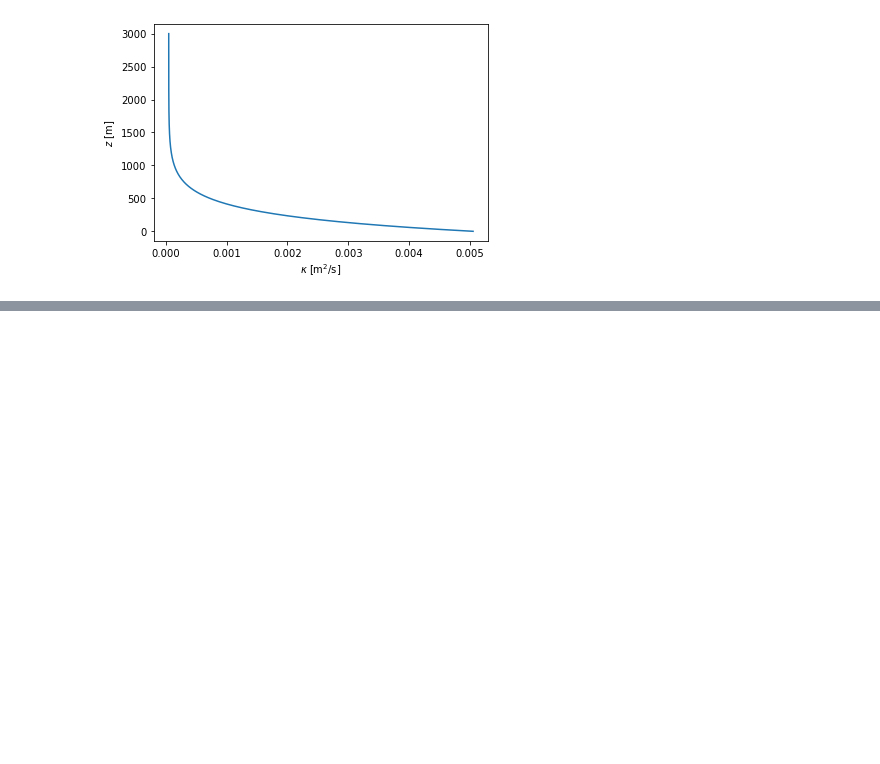
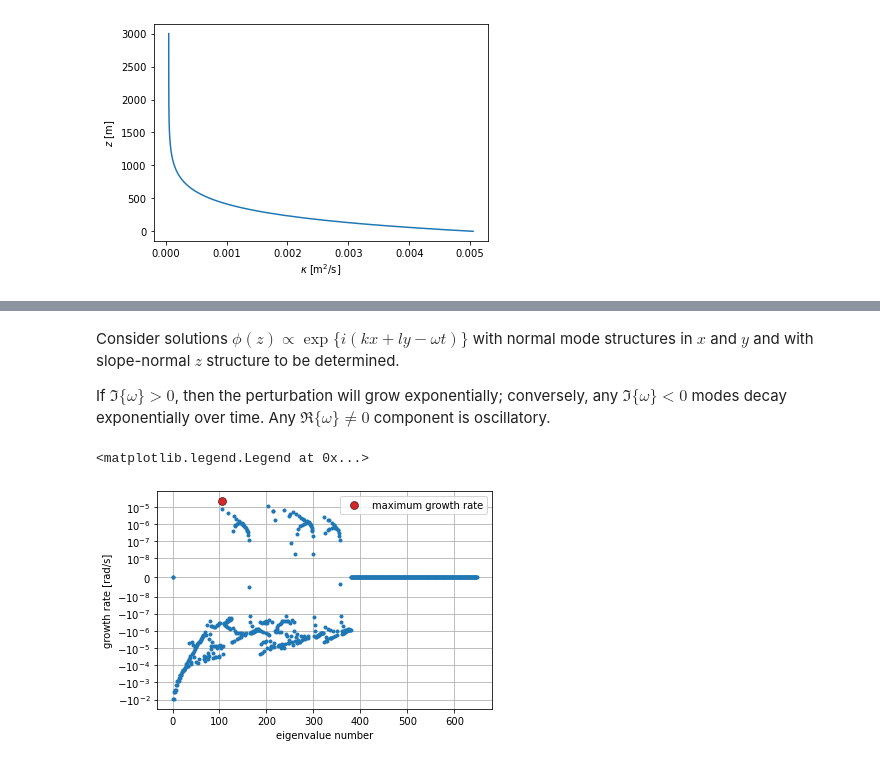
Before and after one commit to hdrake/bmli-linear, a Jupyter notebook: bml-1d-LBVP-dedalus.ipynb, the cells around one changed output, grey strips where cells are left out. Saved outputs shown, nothing was run; the diff lists cells and outputs as text; code cells hidden in the pictures; blank space fills up the shorter version.

```diff
--- a/bml-1d-LBVP-dedalus.ipynb
+++ b/bml-1d-LBVP-dedalus.ipynb
@@ -292,0 +196,19 @@ plt.show()
+# %% [markdown]
+Consider solutions $\phi(z) \propto \exp\{i(kx + ly - \omega t)\}$ with normal mode structures in $x$ and $y$ and with slope-normal $z$ structure to be determined.
+
+If $\Im \{ \omega \}>0$, then the perturbation will grow exponentially; conversely, any $\Im \{ \omega \}<0$ modes decay exponentially over time. Any $\Re\{ \omega \} \neq 0$ component is oscillatory.
+# %%
+plt.plot(omega.imag, ".")
+plt.yscale("symlog", linthresh=1e-8)
+plt.plot(range(omega.size)[idx[-1]], omega.imag[idx[-1]],
+         "C3o", markersize=8, label="maximum growth rate",
+         markeredgecolor="k", markeredgewidth=0.5
+)
+plt.grid(True)
+plt.grid(True, which="minor", alpha=0.2)
+plt.xlabel("eigenvalue number")
+plt.ylabel("growth rate [rad/s]")
+plt.legend()
+# %% [output]
+<matplotlib.legend.Legend at 0x...>
+[figure, added]
```
Also changed, not shown: parts of 12 cells of this notebook.
